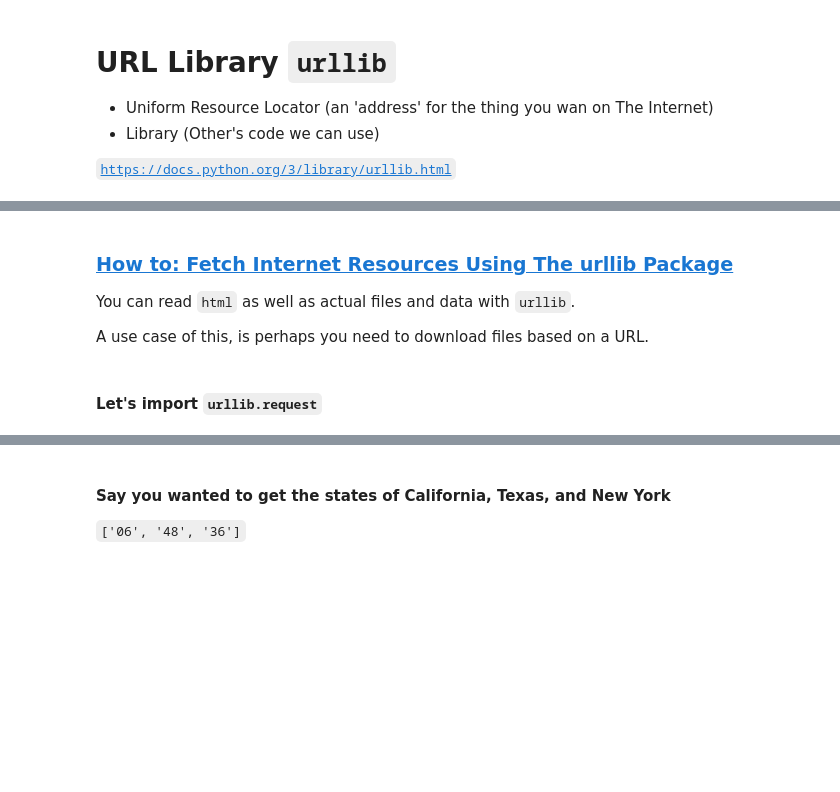
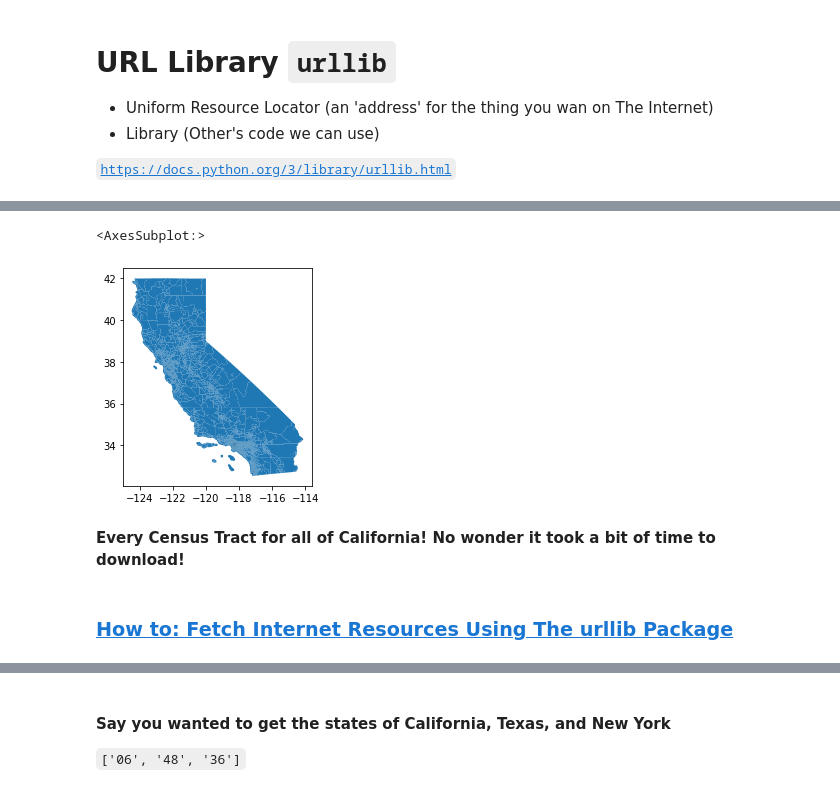
Before and after one commit to soliz/smc-gis-28-prof, a Jupyter notebook: lesson_10/gis_28_10_prof.ipynb, the cells around one changed output, grey strips where cells are left out. Cells and saved outputs as stored; diff of their text form; code cells hidden in the pictures; blank space fills up the shorter version.

```diff
--- a/lesson_10/gis_28_10_prof.ipynb
+++ b/lesson_10/gis_28_10_prof.ipynb
@@ -21,0 +45,3 @@ CONTINUE HERE
+# %%
+import geopandas as gpd
+manual_gdf = gpd.read_file('./data/tiger_manual/unzipped/')
@@ -22,8 +59,9 @@ CONTINUE HERE
+# %%
+manual_gdf.plot()
+# %% [output]
+<AxesSubplot:>
+[figure, added]
+# %% [markdown]
+**Every Census Tract for all of California!  No wonder it took a bit of time to download!**
 # %% [markdown]
 ### [How to: Fetch Internet Resources Using The urllib Package](https://docs.python.org/3/howto/urllib2.html)
-
-You can read `html` as well as actual files and data with `urllib`.
-
-A use case of this, is perhaps you need to download files based on a URL.
-# %% [markdown]
-#### Let's import `urllib.request`
```
Also changed, not shown: parts of 57 cells of this notebook, 42 other files.
